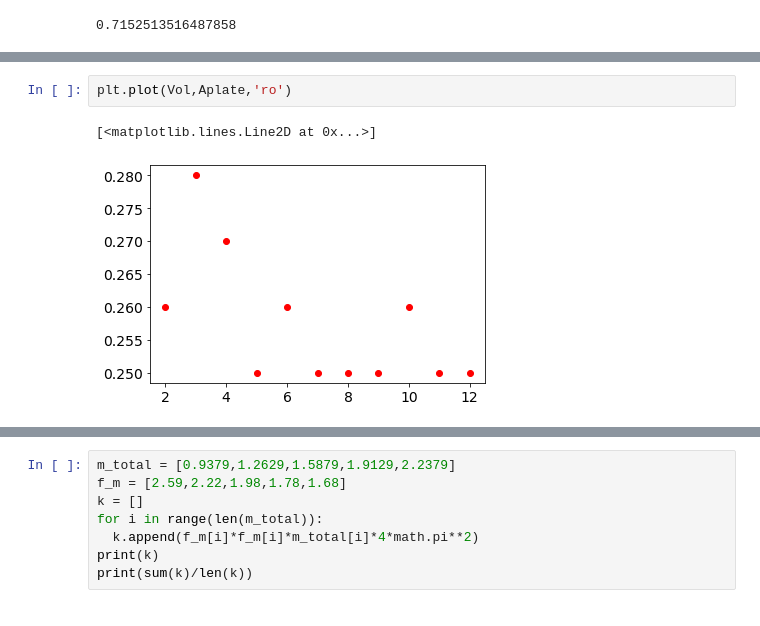
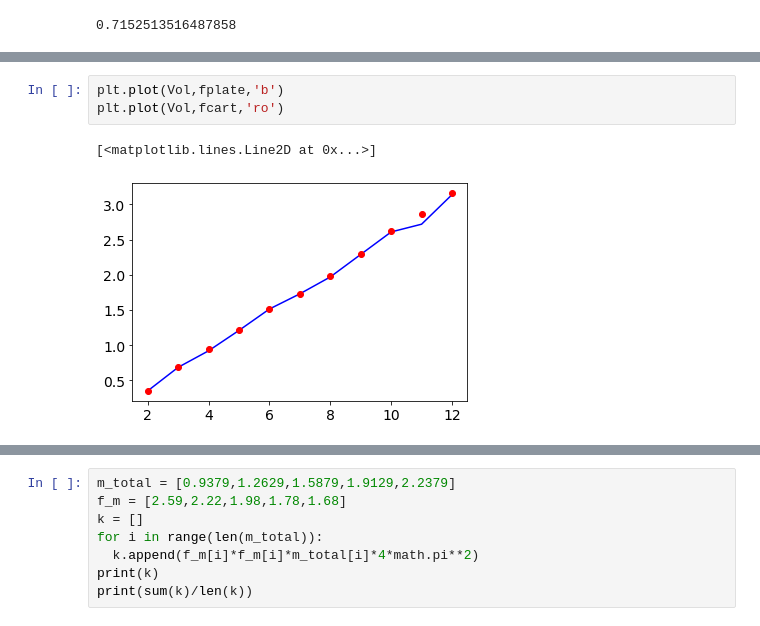
Before and after one commit to nnguyenu/ML-basic, a Jupyter notebook: Matplot_lib_tutorial.ipynb, the cells around one changed output, grey strips where cells are left out. Drawn from its saved outputs; the diff is of its cells as text.

```diff
--- a/Matplot_lib_tutorial.ipynb
+++ b/Matplot_lib_tutorial.ipynb
@@ -72,5 +92,6 @@ sum(H)/len(H)
 # %%
-plt.plot(Vol,Aplate,'ro')
+plt.plot(Vol,fplate,'b')
+plt.plot(Vol,fcart,'ro')
 # %% [output]
 [<matplotlib.lines.Line2D at 0x...>]
-[figure, old version]
+[figure, new version]
```
Also changed, not shown: parts of 4 cells of this notebook.
